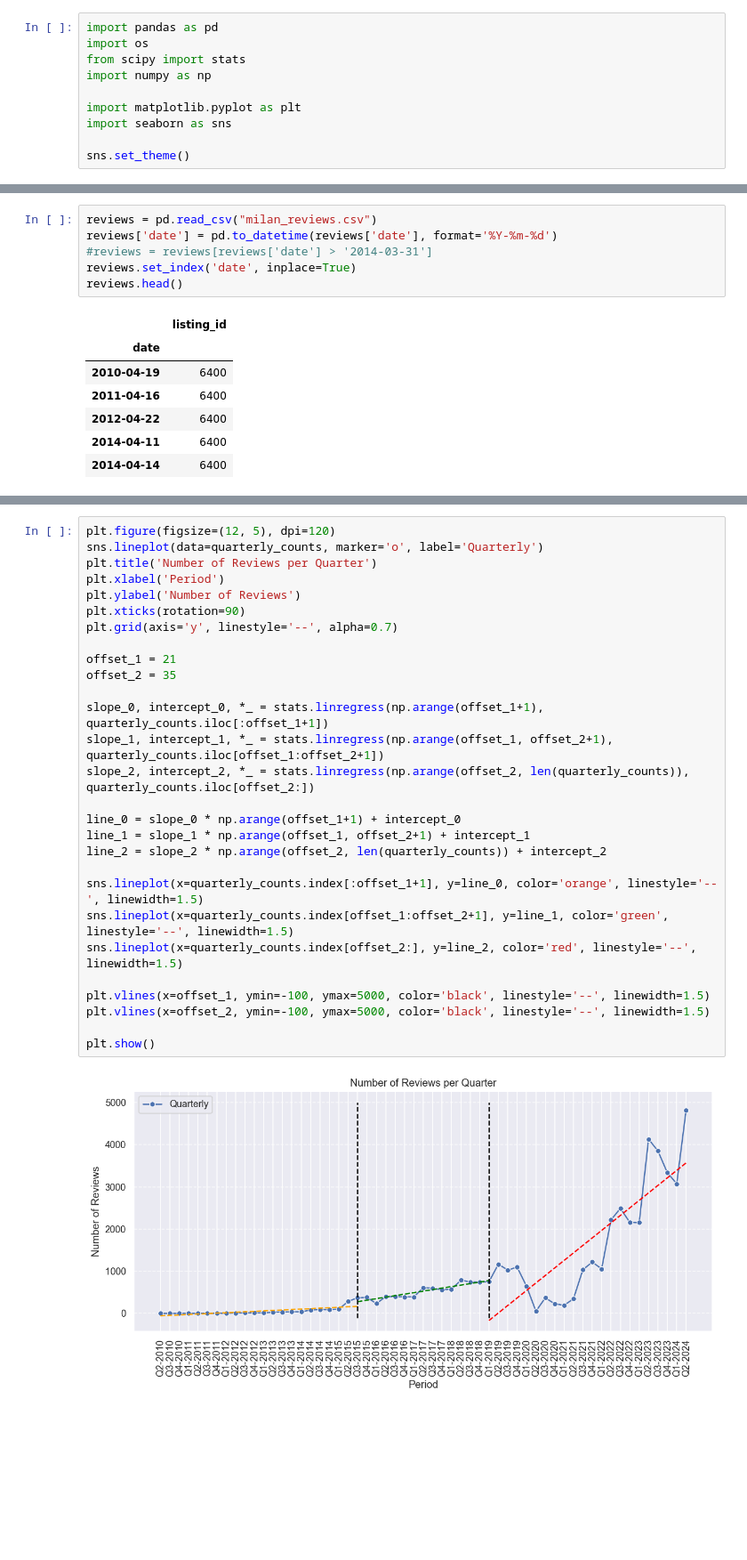
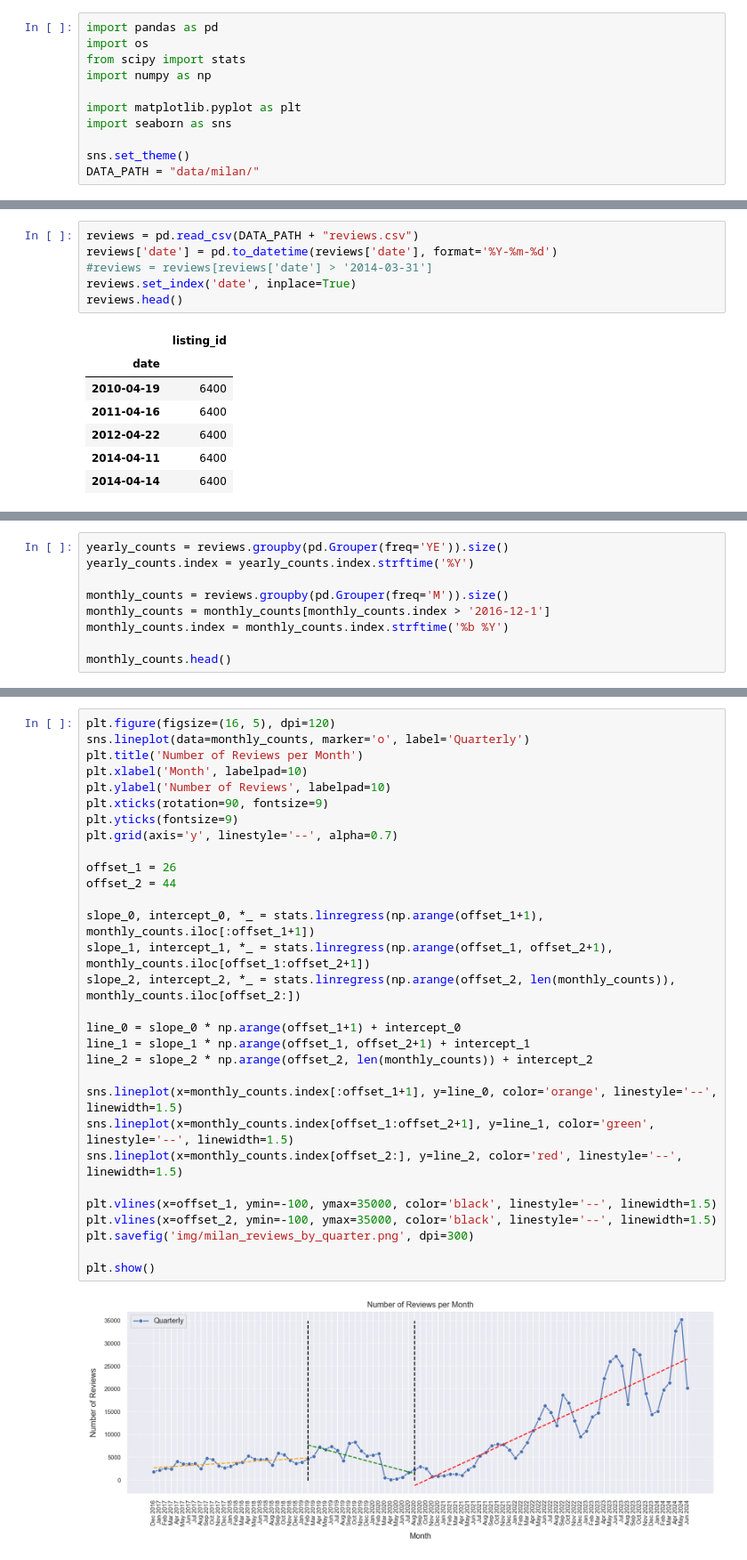
Before and after one commit to DanielColombaro/Smart-Cities, a Jupyter notebook: Milan_STR_analysis.ipynb, the cells around one changed output, grey strips where cells are left out. Shown at 89% size. Drawn from its saved outputs; the diff is of its cells as text; blank space fills up the shorter version.

```diff
--- a/Milan_STR_analysis.ipynb
+++ b/Milan_STR_analysis.ipynb
@@ -8,4 +8,5 @@ import matplotlib.pyplot as plt
 import seaborn as sns
 
 sns.set_theme()
+DATA_PATH = "data/milan/"
 # %% [markdown]
@@ -63,7 +131,7 @@ plt.show()
 # %% [markdown]
 ## Reviews
 # %%
-reviews = pd.read_csv("milan_reviews.csv")
+reviews = pd.read_csv(DATA_PATH + "reviews.csv")
 reviews['date'] = pd.to_datetime(reviews['date'], format='%Y-%m-%d')
 #reviews = reviews[reviews['date'] > '2014-03-31']
 reviews.set_index('date', inplace=True)
@@ -85,0 +147,9 @@ quarterly_counts = quarterly_counts / quarterly_counts.loc['Q1-2015'] * 100
+# %%
+yearly_counts = reviews.groupby(pd.Grouper(freq='YE')).size()
+yearly_counts.index = yearly_counts.index.strftime('%Y')
+
+monthly_counts = reviews.groupby(pd.Grouper(freq='M')).size()
+monthly_counts = monthly_counts[monthly_counts.index > '2016-12-1']
+monthly_counts.index = monthly_counts.index.strftime('%b %Y')
+
+monthly_counts.head()
@@ -86,30 +164,32 @@ quarterly_counts = quarterly_counts / quarterly_counts.loc['Q1-2015'] * 100
 # %%
-plt.figure(figsize=(12, 5), dpi=120)
-sns.lineplot(data=quarterly_counts, marker='o', label='Quarterly')
-plt.title('Number of Reviews per Quarter')
-plt.xlabel('Period')
-plt.ylabel('Number of Reviews')
-plt.xticks(rotation=90)
+plt.figure(figsize=(16, 5), dpi=120)
+sns.lineplot(data=monthly_counts, marker='o', label='Quarterly')
+plt.title('Number of Reviews per Month')
+plt.xlabel('Month', labelpad=10)
+plt.ylabel('Number of Reviews', labelpad=10)
+plt.xticks(rotation=90, fontsize=9)
+plt.yticks(fontsize=9)
 plt.grid(axis='y', linestyle='--', alpha=0.7)
 
-offset_1 = 21
-offset_2 = 35
+offset_1 = 26
+offset_2 = 44
 
-slope_0, intercept_0, *_ = stats.linregress(np.arange(offset_1+1), quarterly_counts.iloc[:offset_1+1])
-slope_1, intercept_1, *_ = stats.linregress(np.arange(offset_1, offset_2+1), quarterly_counts.iloc[offset_1:offset_2+1])
-slope_2, intercept_2, *_ = stats.linregress(np.arange(offset_2, len(quarterly_counts)), quarterly_counts.iloc[offset_2:])
+slope_0, intercept_0, *_ = stats.linregress(np.arange(offset_1+1), monthly_counts.iloc[:offset_1+1])
+slope_1, intercept_1, *_ = stats.linregress(np.arange(offset_1, offset_2+1), monthly_counts.iloc[offset_1:offset_2+1])
+slope_2, intercept_2, *_ = stats.linregress(np.arange(offset_2, len(monthly_counts)), monthly_counts.iloc[offset_2:])
 
 line_0 = slope_0 * np.arange(offset_1+1) + intercept_0
 line_1 = slope_1 * np.arange(offset_1, offset_2+1) + intercept_1
-line_2 = slope_2 * np.arange(offset_2, len(quarterly_counts)) + intercept_2
+line_2 = slope_2 * np.arange(offset_2, len(monthly_counts)) + intercept_2
 
-sns.lineplot(x=quarterly_counts.index[:offset_1+1], y=line_0, color='orange', linestyle='--', linewidth=1.5)
-sns.lineplot(x=quarterly_counts.index[offset_1:offset_2+1], y=line_1, color='green', linestyle='--', linewidth=1.5)
-sns.lineplot(x=quarterly_counts.index[offset_2:], y=line_2, color='red', linestyle='--', linewidth=1.5)
+sns.lineplot(x=monthly_counts.index[:offset_1+1], y=line_0, color='orange', linestyle='--', linewidth=1.5)
+sns.lineplot(x=monthly_counts.index[offset_1:offset_2+1], y=line_1, color='green', linestyle='--', linewidth=1.5)
+sns.lineplot(x=monthly_counts.index[offset_2:], y=line_2, color='red', linestyle='--', linewidth=1.5)
 
-plt.vlines(x=offset_1, ymin=-100, ymax=5000, color='black', linestyle='--', linewidth=1.5)
-plt.vlines(x=offset_2, ymin=-100, ymax=5000, color='black', linestyle='--', linewidth=1.5)
+plt.vlines(x=offset_1, ymin=-100, ymax=35000, color='black', linestyle='--', linewidth=1.5)
+plt.vlines(x=offset_2, ymin=-100, ymax=35000, color='black', linestyle='--', linewidth=1.5)
+plt.savefig('img/milan_reviews_by_quarter.png', dpi=300)
 
 plt.show()
 # %% [output]
-[figure, old version]
+[figure, new version]
```
Also changed, not shown: parts of 38 cells of this notebook, 2 other files.
